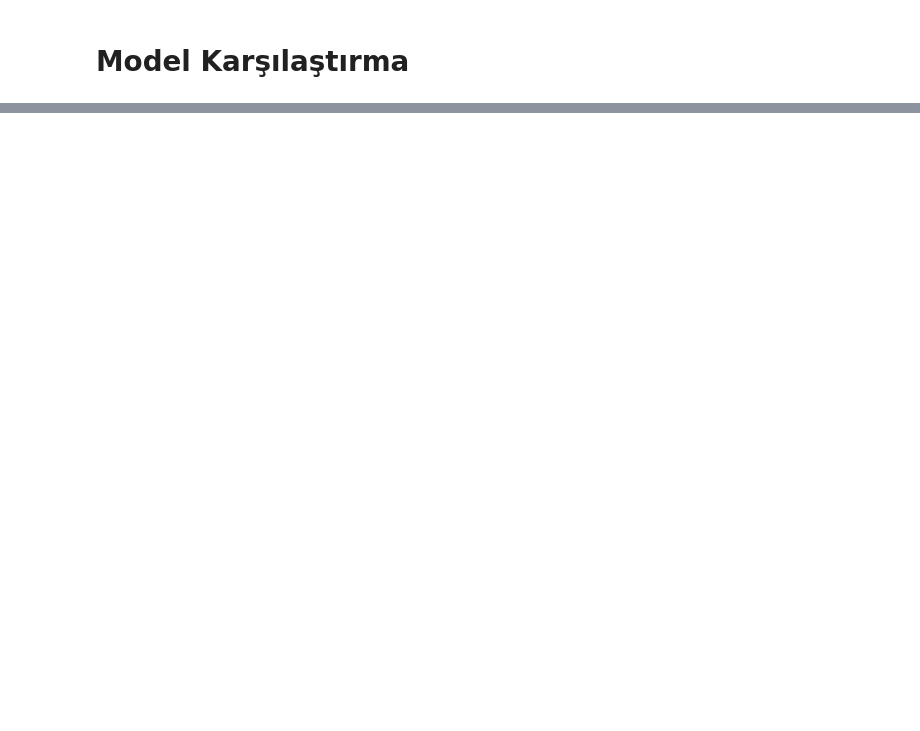
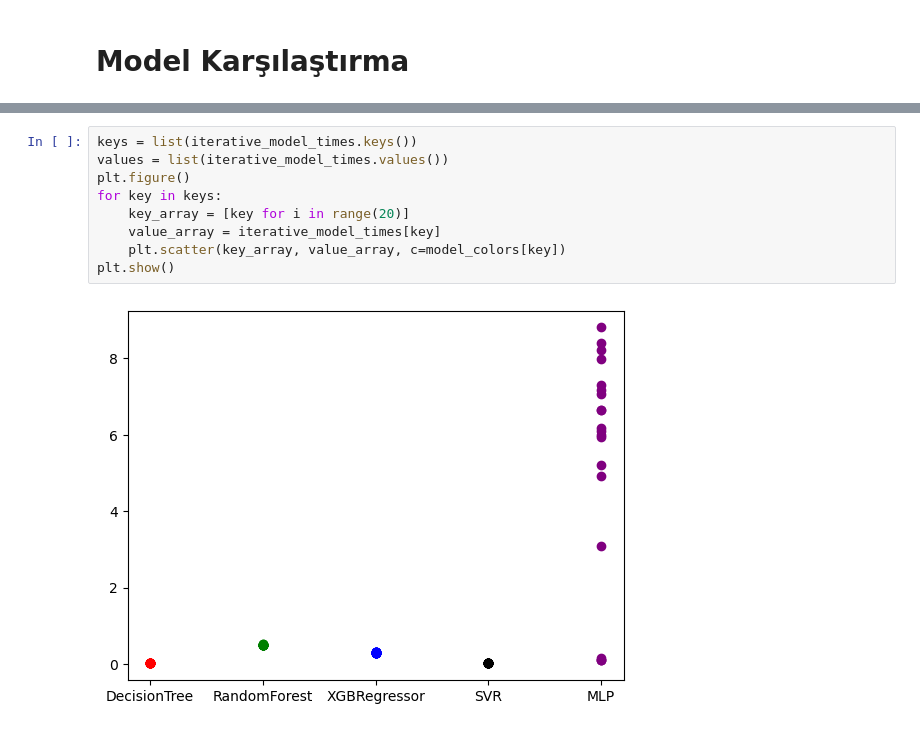
Before and after one commit to yigithankardas/StudentPerformancePrediction, a Jupyter notebook: model.ipynb, the cells around one changed output, grey strips where cells are left out. Drawn from its saved outputs; the diff is of its cells as text; blank space fills up the shorter version.

```diff
--- a/model.ipynb
+++ b/model.ipynb
@@ -464,0 +518,11 @@ plt.show()
+# %%
+keys = list(iterative_model_times.keys())
+values = list(iterative_model_times.values())
+plt.figure()
+for key in keys:
+    key_array = [key for i in range(20)]
+    value_array = iterative_model_times[key]
+    plt.scatter(key_array, value_array, c=model_colors[key])
+plt.show()
+# %% [output]
+[figure, added]
```
Also changed, not shown: parts of 14 cells of this notebook.
